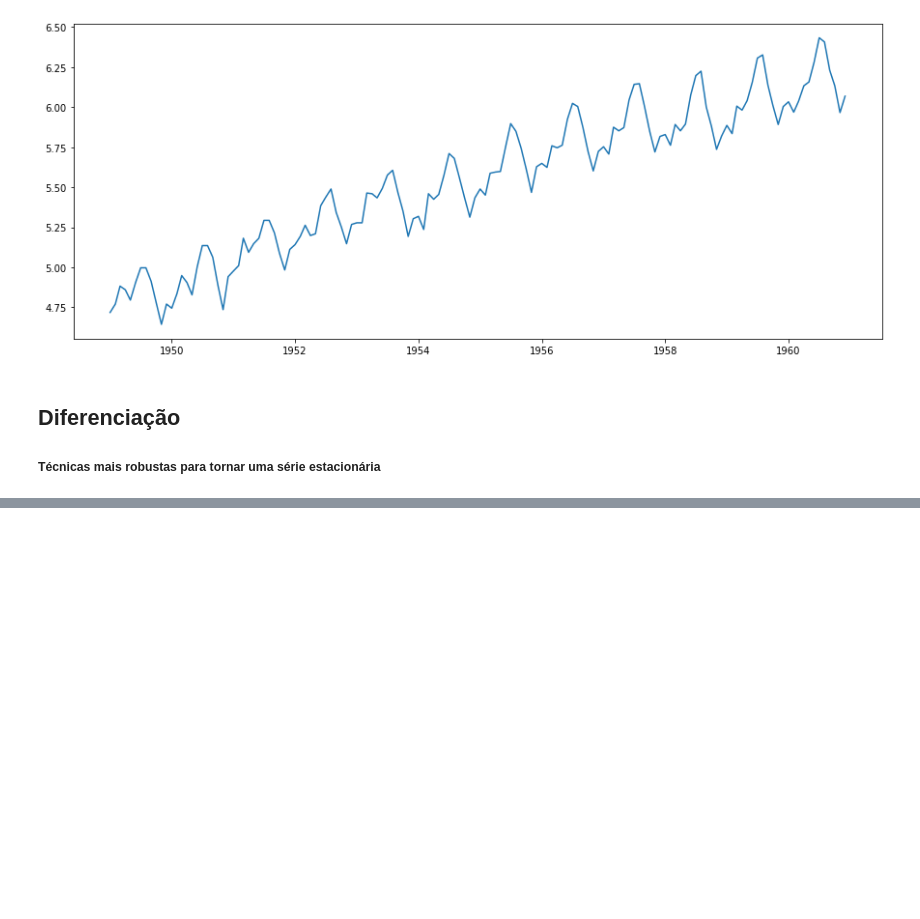
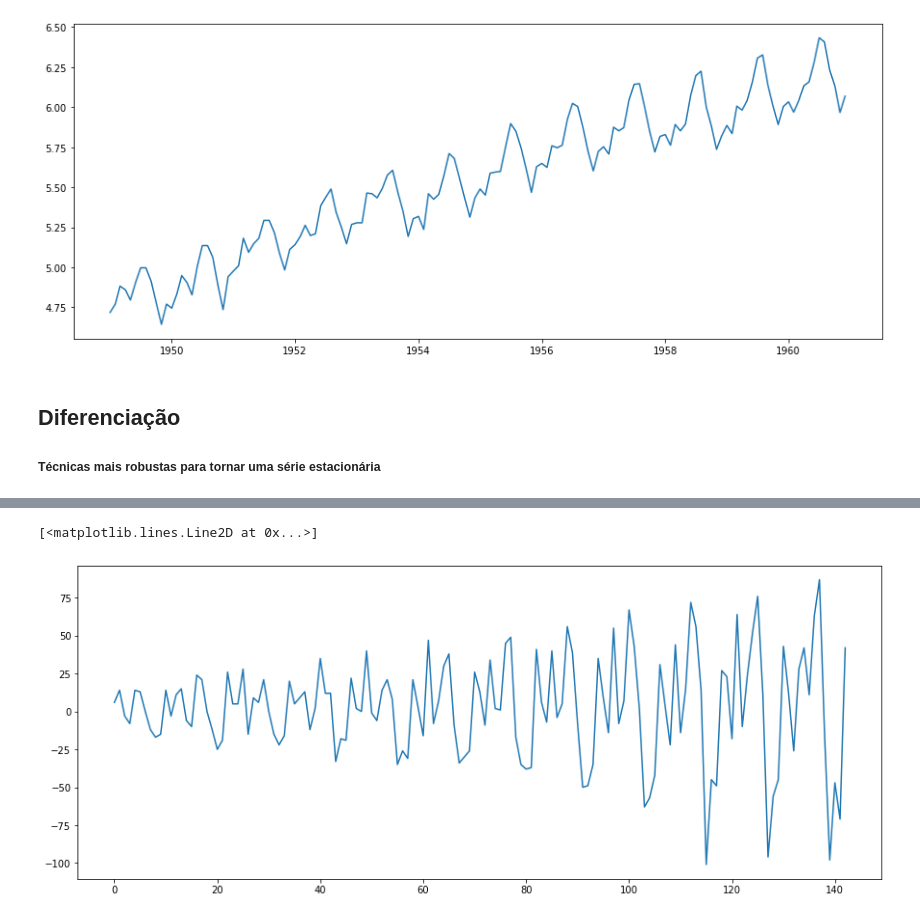
Before and after one commit to dagobertomedeiros/curso_analise_series_temporais, a Jupyter notebook: curso_ts.ipynb, the cells around one changed output, grey strips where cells are left out. Cells and saved outputs as stored; diff of their text form; code cells hidden in the pictures; blank space fills up the shorter version.

```diff
--- a/curso_ts.ipynb
+++ b/curso_ts.ipynb
@@ -152,3 +152,5 @@ plt.plot(d_log) #técnica pode funcionar em alguns casos, neste apenas houve lev
 # %% [markdown]
 ## Diferenciação
 ##### Técnicas mais robustas para tornar uma série estacionária
+# %%
+y = data['#Passengers']
@@ -154,0 +177,7 @@ plt.plot(d_log) #técnica pode funcionar em alguns casos, neste apenas houve lev
+# %%
+y_diff = np.diff(y)
+# %%
+plt.plot(y_diff)
+# %% [output]
+[<matplotlib.lines.Line2D at 0x...>]
+[figure, added]
```
Also changed, not shown: parts of 22 cells of this notebook.
